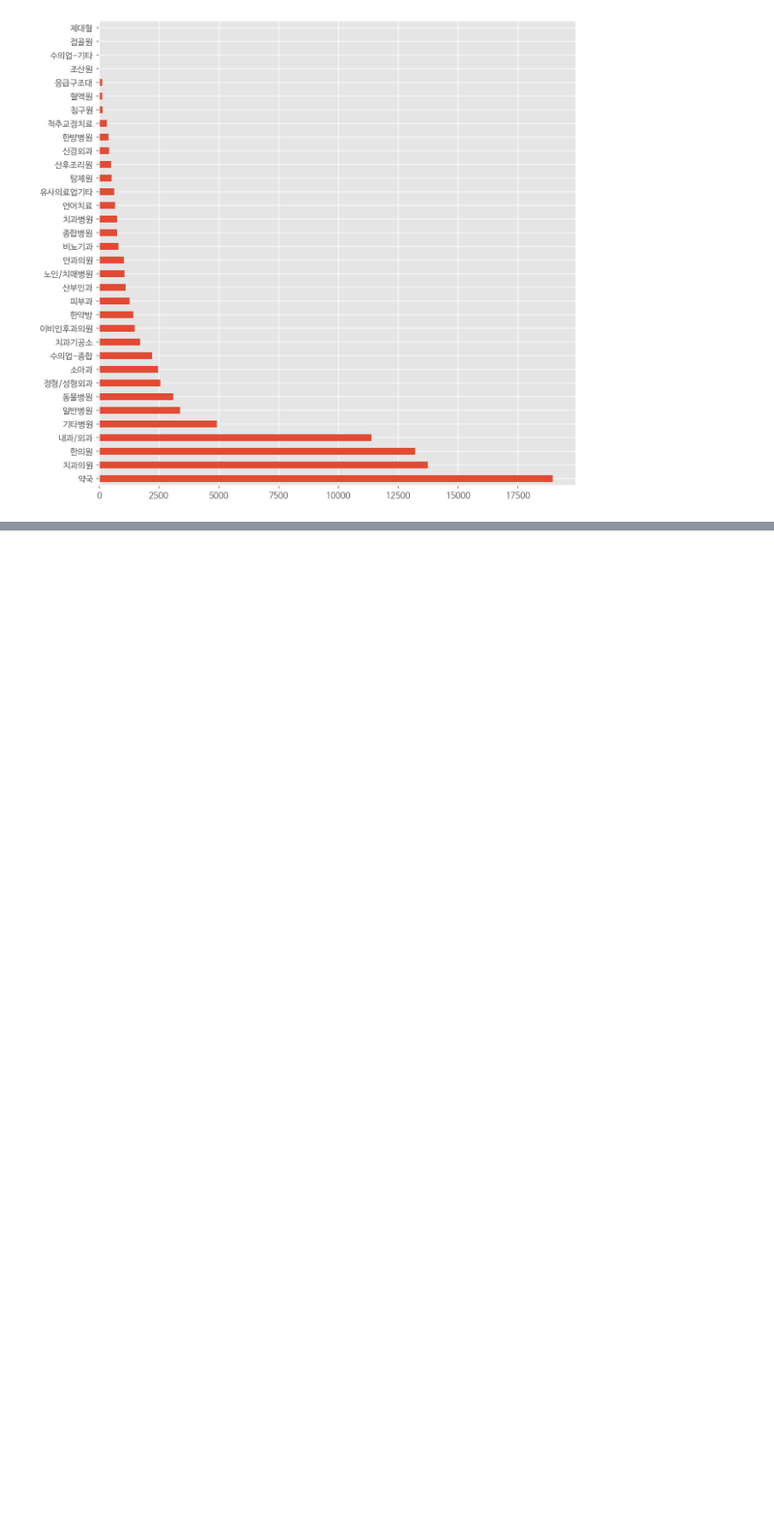
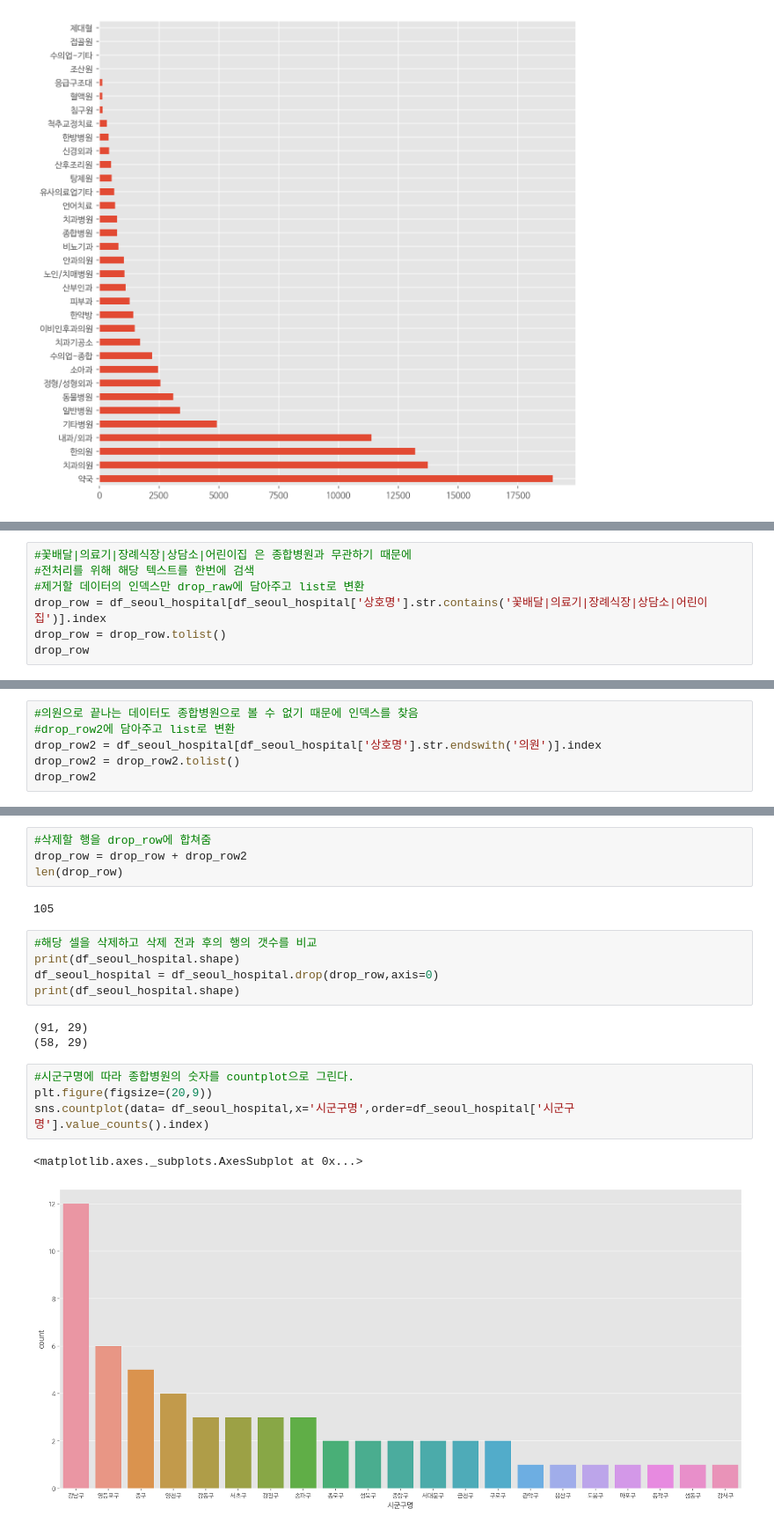
Before and after one commit to HwangHanJae/datascience-public-data, a Jupyter notebook: medical_institution_201909.ipynb, the cells around one changed output, grey strips where cells are left out. Shown at 88% size. Cells and saved outputs as stored; diff of their text form; blank space fills up the shorter version.

```diff
--- a/medical_institution_201909.ipynb
+++ b/medical_institution_201909.ipynb
@@ -695,0 +921,7 @@ df['상권업종소분류명'].value_counts().plot.barh(figsize=(10,10),grid=Tru
+# %%
+#꽃배달|의료기|장례식장|상담소|어린이집 은 종합병원과 무관하기 때문에
+#전처리를 위해 해당 텍스트를 한번에 검색
+#제거할 데이터의 인덱스만 drop_raw에 담아주고 list로 변환
+drop_row = df_seoul_hospital[df_seoul_hospital['상호명'].str.contains('꽃배달|의료기|장례식장|상담소|어린이집')].index
+drop_row = drop_row.tolist()
+drop_row
@@ -695,0 +930,6 @@ df['상권업종소분류명'].value_counts().plot.barh(figsize=(10,10),grid=Tru
+# %%
+#의원으로 끝나는 데이터도 종합병원으로 볼 수 없기 때문에 인덱스를 찾음
+#drop_row2에 담아주고 list로 변환
+drop_row2 = df_seoul_hospital[df_seoul_hospital['상호명'].str.endswith('의원')].index
+drop_row2 = drop_row2.tolist()
+drop_row2
@@ -695,0 +954,21 @@ df['상권업종소분류명'].value_counts().plot.barh(figsize=(10,10),grid=Tru
+# %%
+#삭제할 행을 drop_row에 합쳐줌
+drop_row = drop_row + drop_row2
+len(drop_row)
+# %% [output]
+105
+# %%
+#해당 셀을 삭제하고 삭제 전과 후의 행의 갯수를 비교
+print(df_seoul_hospital.shape)
+df_seoul_hospital = df_seoul_hospital.drop(drop_row,axis=0)
+print(df_seoul_hospital.shape)
+# %% [output]
+(91, 29)
+(58, 29)
+# %%
+#시군구명에 따라 종합병원의 숫자를 countplot으로 그린다.
+plt.figure(figsize=(20,9))
+sns.countplot(data= df_seoul_hospital,x='시군구명',order=df_seoul_hospital['시군구명'].value_counts().index)
+# %% [output]
+<matplotlib.axes._subplots.AxesSubplot at 0x...>
+[figure, added]
```
Also changed, not shown: parts of 24 cells of this notebook.
